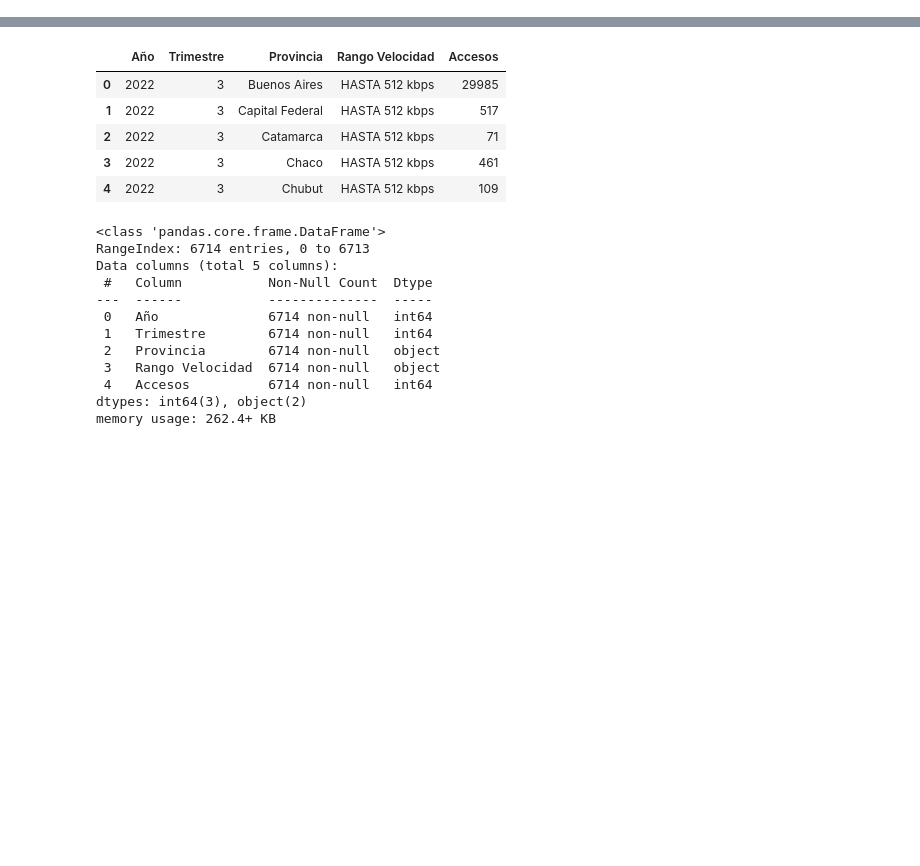
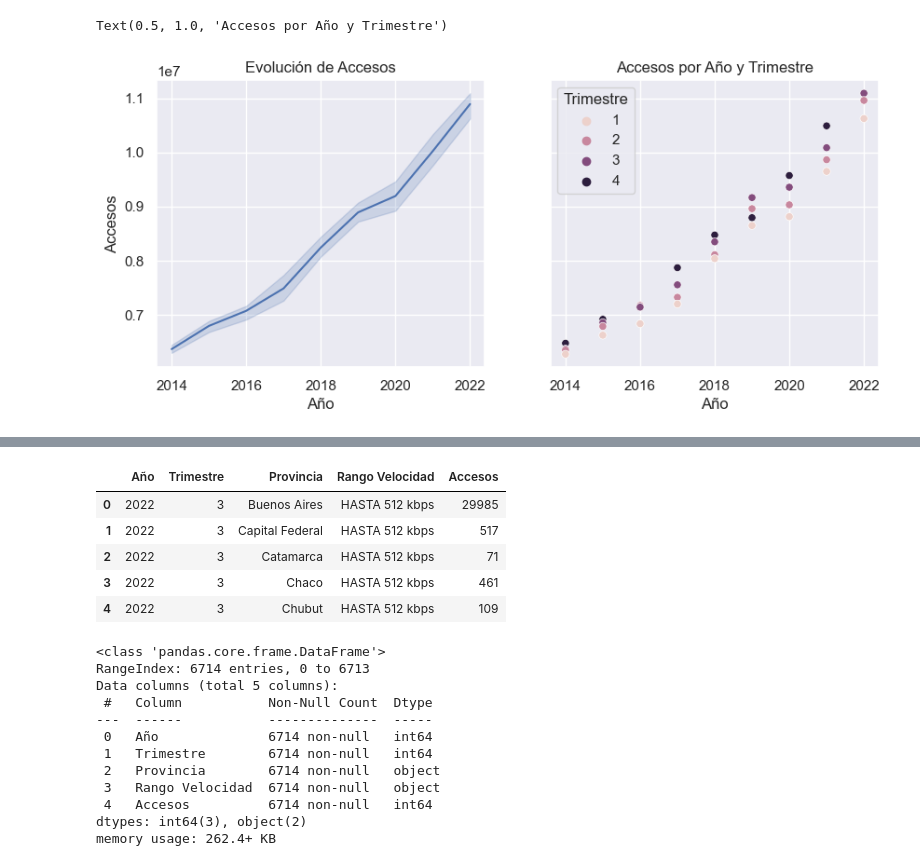
Before and after one commit to cristhianc001/Argentinian-Internet-Usage, a Jupyter notebook: notebooks/3. Exploratory_Data_Analysis.ipynb, the cells around one changed output, grey strips where cells are left out. Saved outputs shown, nothing was run; the diff lists cells and outputs as text; code cells hidden in the pictures; blank space fills up the shorter version.

```diff
--- a/notebooks/3. Exploratory_Data_Analysis.ipynb
+++ b/notebooks/3. Exploratory_Data_Analysis.ipynb
@@ -96,0 +3,5 @@ plt.show()
+# %%
+import pandas as pd
+import seaborn as sns
+import matplotlib.pyplot as plt
+sns.set()
@@ -96,0 +12,3 @@ plt.show()
+# %%
+rango_velocidad_regional_unpivot = pd.read_csv("../processed_data/rango_velocidad_regional_unpivot.csv")
+rango_velocidad_regional_unpivot.head()
@@ -96,0 +22,3 @@ plt.show()
+# %%
+nacional_accesos = rango_velocidad_regional_unpivot.groupby(["Año", "Trimestre"])['Accesos'].sum().reset_index().sort_values(by="Accesos", ascending=False)
+nacional_accesos.head()
@@ -96,0 +32,13 @@ plt.show()
+# %%
+fig, ax = plt.subplots(1, 2, figsize=(10, 4), sharey=True)
+
+sns.lineplot(data=nacional_accesos, x="Año", y="Accesos", ax=ax[0])
+ax[0].set_xlabel('Año')
+ax[0].set_title('Evolución de Accesos')
+
+sns.scatterplot(data=nacional_accesos, x="Año", y="Accesos", hue="Trimestre", ax=ax[1])
+ax[1].set_xlabel('Año')
+ax[1].set_title('Accesos por Año y Trimestre')
+# %% [output]
+Text(0.5, 1.0, 'Accesos por Año y Trimestre')
+[figure, added]
```
Also changed, not shown: parts of 62 cells of this notebook, 7 other files.
